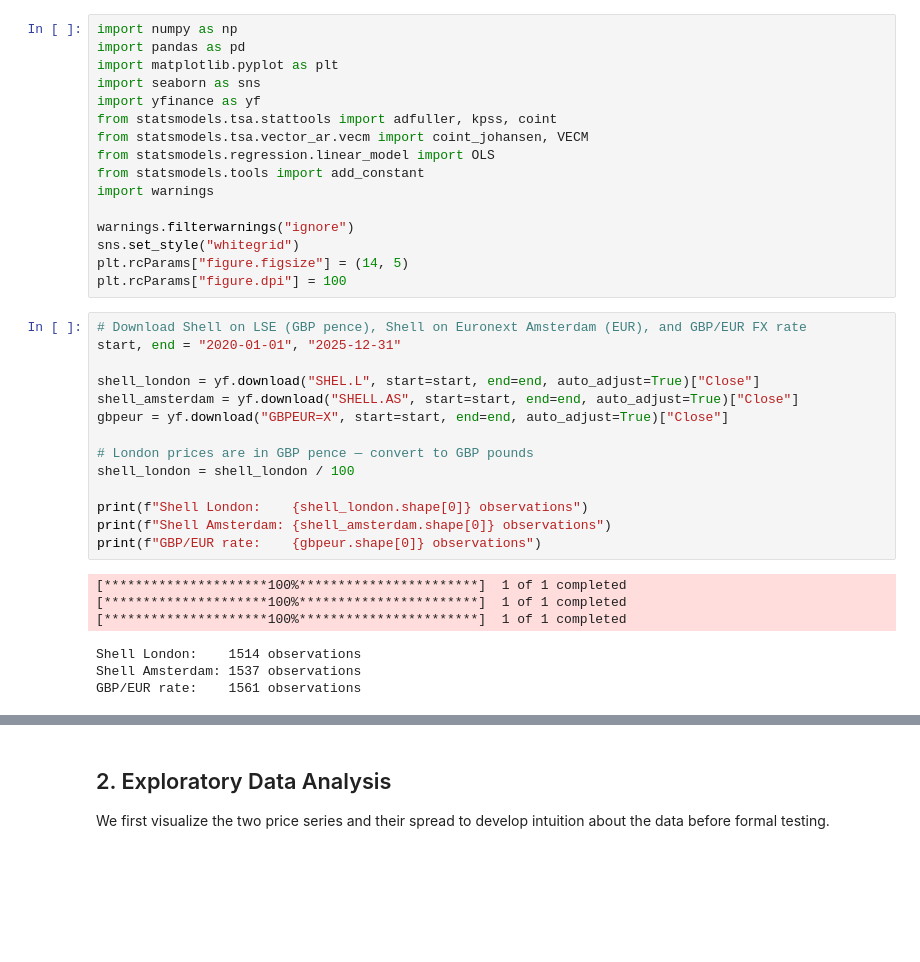
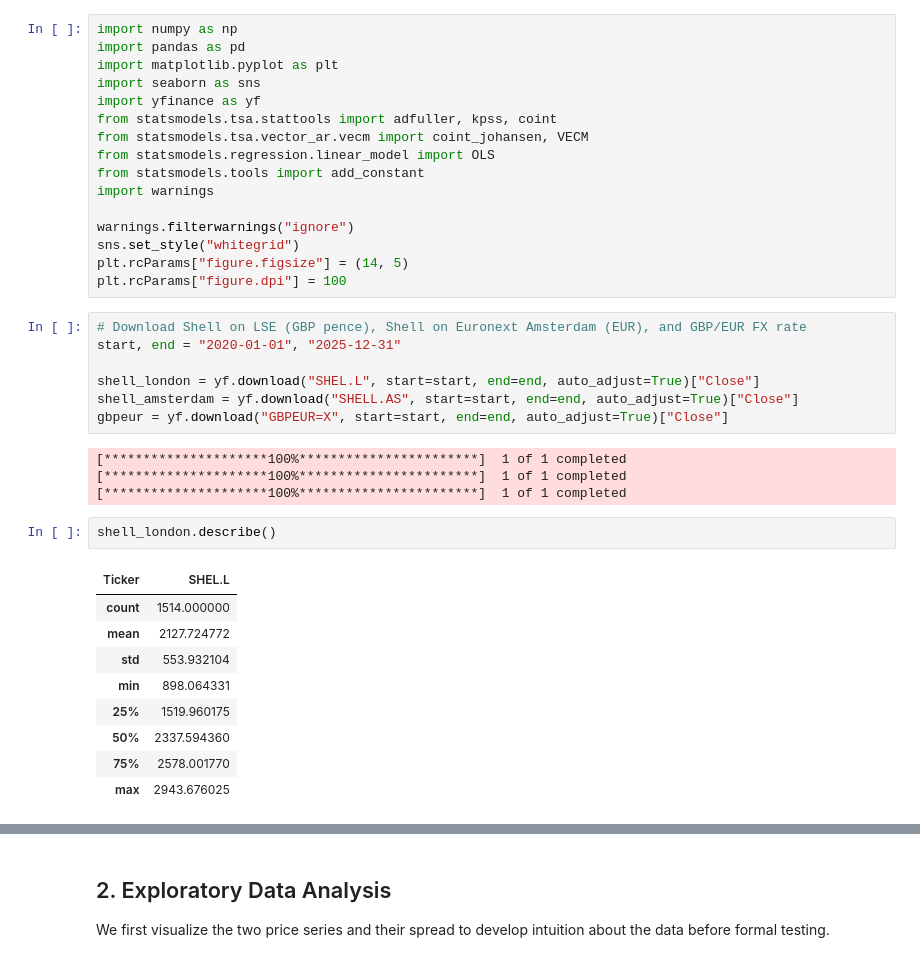
Before and after one commit to Bukunmi2108/ml-journey, a Jupyter notebook: notebooks/MSCFE0/nonstationarity.ipynb, the cells around one changed output, grey strips where cells are left out. Cells and saved outputs as stored; diff of their text form; blank space fills up the shorter version.

```diff
--- a/notebooks/MSCFE0/nonstationarity.ipynb
+++ b/notebooks/MSCFE0/nonstationarity.ipynb
@@ -38,17 +38,19 @@ start, end = "2020-01-01", "2025-12-31"
 shell_london = yf.download("SHEL.L", start=start, end=end, auto_adjust=True)["Close"]
 shell_amsterdam = yf.download("SHELL.AS", start=start, end=end, auto_adjust=True)["Close"]
 gbpeur = yf.download("GBPEUR=X", start=start, end=end, auto_adjust=True)["Close"]
-
-# London prices are in GBP pence — convert to GBP pounds
-shell_london = shell_london / 100
-
-print(f"Shell London:    {shell_london.shape[0]} observations")
-print(f"Shell Amsterdam: {shell_amsterdam.shape[0]} observations")
-print(f"GBP/EUR rate:    {gbpeur.shape[0]} observations")
 # %% [output]
 [*********************100%***********************]  1 of 1 completed
 [*********************100%***********************]  1 of 1 completed
 [*********************100%***********************]  1 of 1 completed
-Shell London:    1514 observations
-Shell Amsterdam: 1537 observations
-GBP/EUR rate:    1561 observations
+# %%
+shell_london.describe()
+# %% [output]
+| Ticker | SHEL.L |
+| count | 1514.000000 |
+| mean | 2127.724772 |
+| std | 553.932104 |
+| min | 898.064331 |
+| 25% | 1519.960175 |
+| 50% | 2337.594360 |
+| 75% | 2578.001770 |
+| max | 2943.676025 |
```
Also changed, not shown: parts of 23 cells of this notebook.
